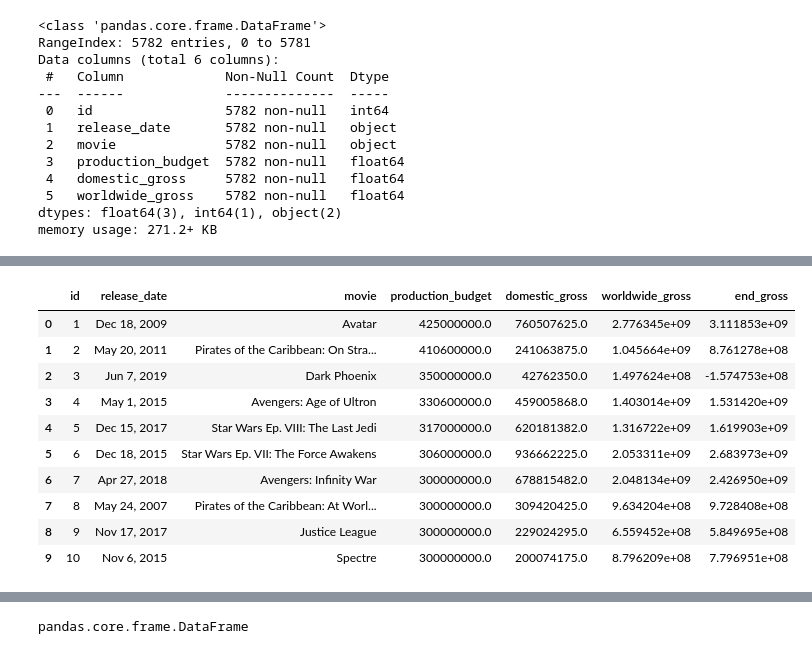
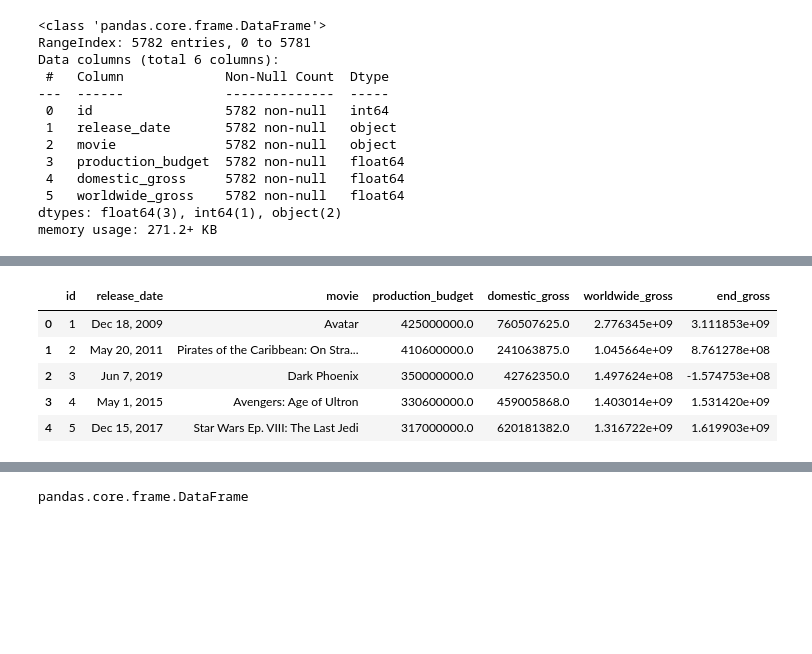
Before and after one commit to cclacey/microsoft_movie_analysis, a Jupyter notebook: create_sql_database.ipynb, the cells around one changed output, grey strips where cells are left out. Cells and saved outputs as stored; diff of their text form; code cells hidden in the pictures; blank space fills up the shorter version.

```diff
--- a/create_sql_database.ipynb
+++ b/create_sql_database.ipynb
@@ -106,15 +144,10 @@ pd.read_sql(table_name_query, conn)
 # %%
 budgets['end_gross'] = budgets['domestic_gross'] + budgets['worldwide_gross'] - budgets['production_budget']
-budgets.head(10)
+budgets.head()
 # %% [output]
 |  | id | release_date | movie | production_budget | domestic_gross | worldwide_gross | end_gross |
 | 0 | 1 | Dec 18, 2009 | Avatar | 425000000.0 | 760507625.0 | 2.776345e+09 | 3.111853e+09 |
 | 1 | 2 | May 20, 2011 | Pirates of the Caribbean: On Stra... | 410600000.0 | 241063875.0 | 1.045664e+09 | 8.761278e+08 |
 | 2 | 3 | Jun 7, 2019 | Dark Phoenix | 350000000.0 | 42762350.0 | 1.497624e+08 | -1.574753e+08 |
 | 3 | 4 | May 1, 2015 | Avengers: Age of Ultron | 330600000.0 | 459005868.0 | 1.403014e+09 | 1.531420e+09 |
 | 4 | 5 | Dec 15, 2017 | Star Wars Ep. VIII: The Last Jedi | 317000000.0 | 620181382.0 | 1.316722e+09 | 1.619903e+09 |
-| 5 | 6 | Dec 18, 2015 | Star Wars Ep. VII: The Force Awakens | 306000000.0 | 936662225.0 | 2.053311e+09 | 2.683973e+09 |
-| 6 | 7 | Apr 27, 2018 | Avengers: Infinity War | 300000000.0 | 678815482.0 | 2.048134e+09 | 2.426950e+09 |
-| 7 | 8 | May 24, 2007 | Pirates of the Caribbean: At Worl... | 300000000.0 | 309420425.0 | 9.634204e+08 | 9.728408e+08 |
-| 8 | 9 | Nov 17, 2017 | Justice League | 300000000.0 | 229024295.0 | 6.559452e+08 | 5.849695e+08 |
-| 9 | 10 | Nov 6, 2015 | Spectre | 300000000.0 | 200074175.0 | 8.796209e+08 | 7.796951e+08 |
```
Also changed, not shown: parts of 26 cells of this notebook, 1 other file.
